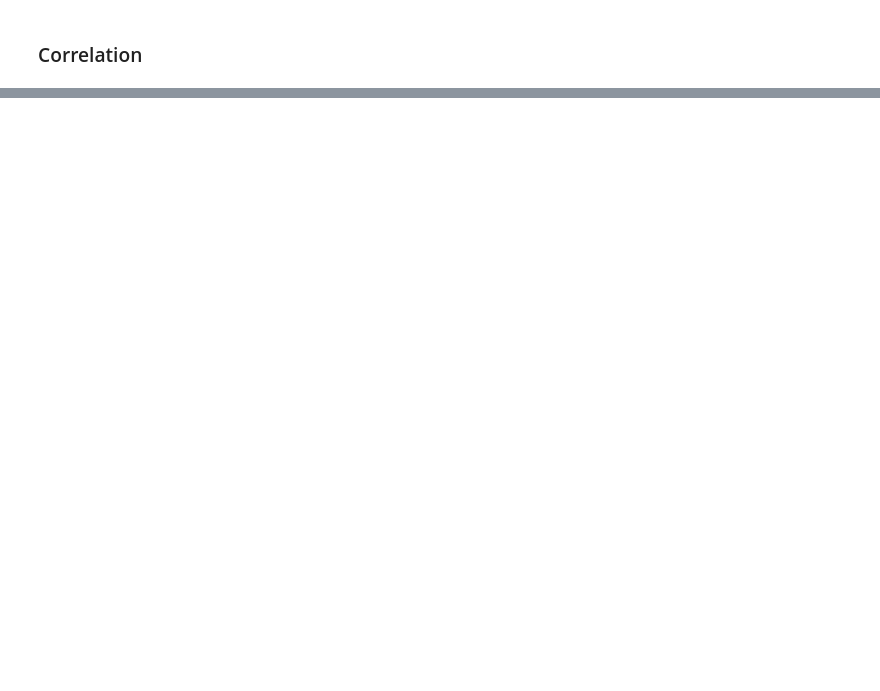
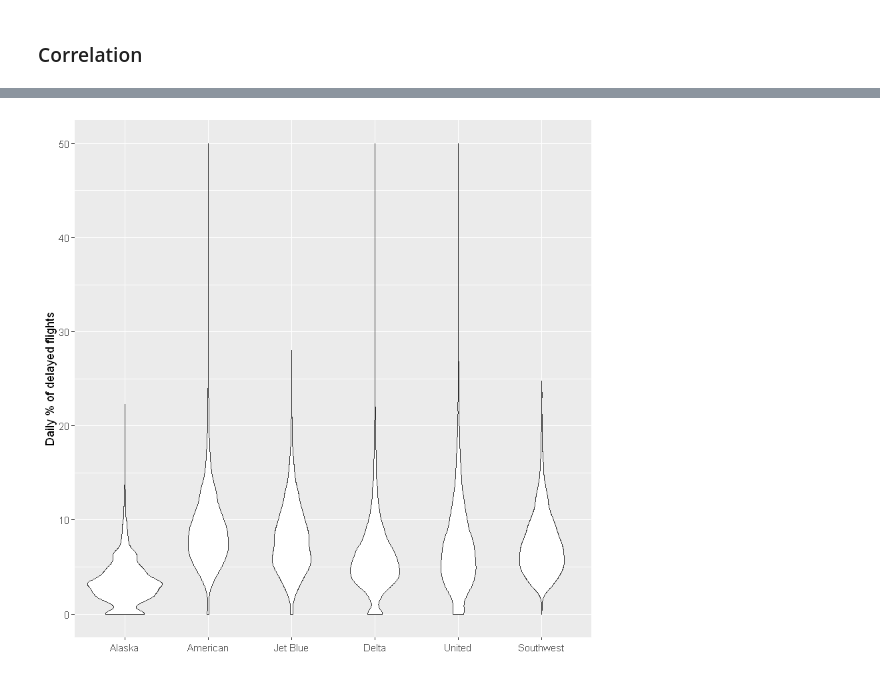
Before and after one commit to hmishra0/Statistics-for-Data-Scientists, a Jupyter notebook: Exploratory Data Analysis .ipynb, the cells around one changed output, grey strips where cells are left out. Cells and saved outputs as stored; diff of their text form; code cells hidden in the pictures; blank space fills up the shorter version.

```diff
--- a/Exploratory Data Analysis .ipynb
+++ b/Exploratory Data Analysis .ipynb
@@ -92,0 +152,6 @@ etfs <- sp500_px[row.names(sp500_px)>"2012-07-01", sp500_sym[sp500_sym$sector=="
+# %%
+ggplot(data = airline_stats, aes(airline, pct_carrier_delay)) +
+ylim(0, 50) +
+geom_violin() +
+labs(x = "", y = "Daily % of delayed flights")
+# %% [output]
@@ -92,0 +160 @@ etfs <- sp500_px[row.names(sp500_px)>"2012-07-01", sp500_sym[sp500_sym$sector=="
+[figure, added]
```
Also changed, not shown: parts of 12 cells of this notebook.
